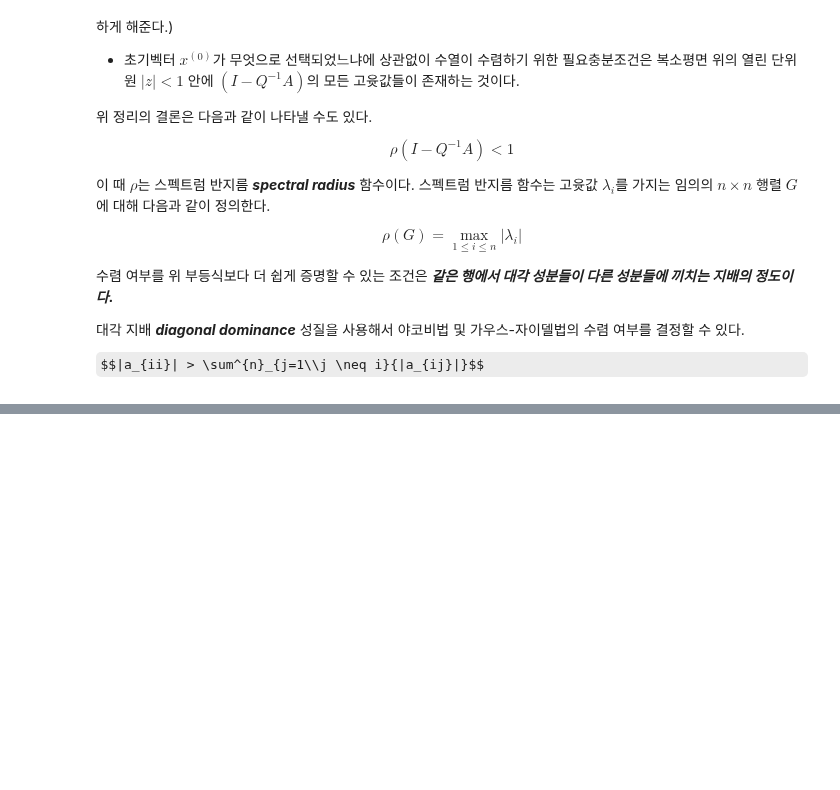
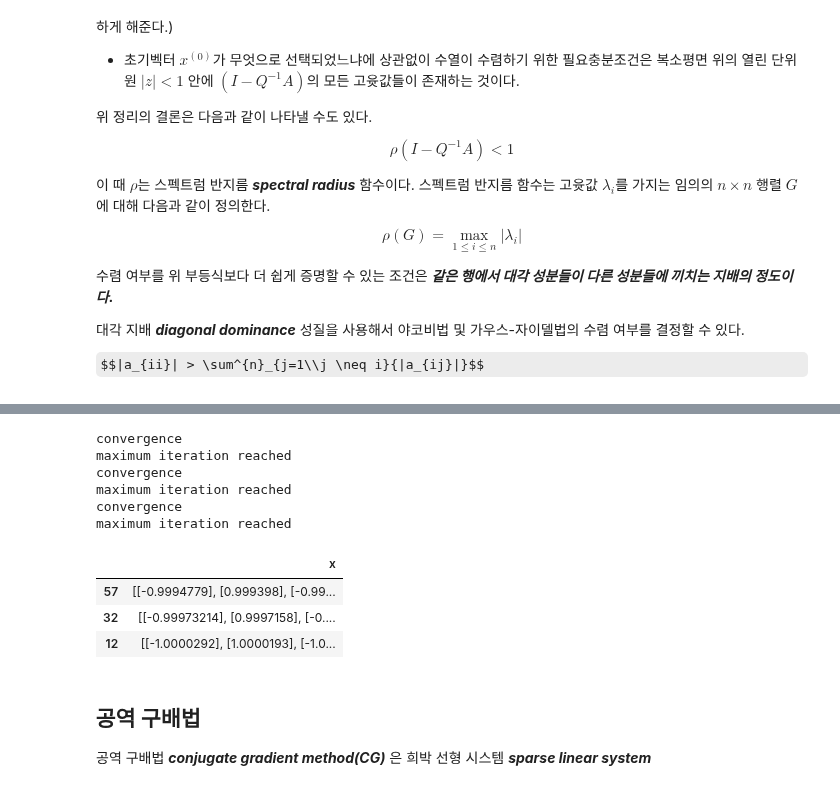
Before and after one commit to tirals88/Numerical-Mathematics-and-Computing, a Jupyter notebook: Chap8_More on Linear Systems.ipynb, the cells around one changed output, grey strips where cells are left out. Cells and saved outputs as stored; diff of their text form; code cells hidden in the pictures; some formulas as TeX source; blank space fills up the shorter version.

```diff
--- a/Chap8_More on Linear Systems.ipynb
+++ b/Chap8_More on Linear Systems.ipynb
@@ -988,7 +988,7 @@ x^{(k)}_{3} &= &\frac{1}{2}x^{(k)}_{2} - \frac{5}{2} \\
 
 가우스-자이델법은 $Q$ 를 $A$ 의 대각성분을 포함한 하삼각행렬로 선택한다.
 # %%
-def iter_methods(A, b, x0, kmax, method_ : str):
+def iter_methods(A, b, x0, kmax, method_ : str, w_ = 1.1):
   err = 1e-4
   x = x0.reshape(-1, 1).astype('float32')
   b = b.reshape(-1, 1).astype('float32')
@@ -996,7 +996,7 @@ def iter_methods(A, b, x0, kmax, method_ : str):
   n_ = len(A)
 
   # relaxtion factor 완화계수 / w = 1 : GS method
-  w = 1.1
+  w = w_
 
   for i in range(kmax):
     y = x.copy()
@@ -1099,0 +1110,27 @@ $$|a_{ii}| > \sum^{n}_{j=1\\j \neq i}{|a_{ij}|}$$
+# %%
+#3
+test_A3 = np.array([7, 3, -1, 2, 3, 8, 1, -4, -1, 1, 4, -1, 2, -4, -1, 6]).astype('float32').reshape((4, 4))
+test_b3 = np.array([-1, 0, -3, 1]).astype('float32').reshape(-1, 1)
+# %%
+ex3 = iter_methods(test_A3, test_b3, np.zeros(4), 60, 'J').iloc[-1:]
+ex3 = pd.concat([ex3, iter_methods(test_A3, test_b3, np.zeros(4), 50, 'G').iloc[-1:]], axis=0)
+ex3 = pd.concat([ex3, iter_methods(test_A3, test_b3, np.zeros(4), 50, 'S', w_ = 1.4).iloc[-1:]], axis=0)
+# %% [output]
+convergence
+maximum iteration reached
+convergence
+maximum iteration reached
+convergence
+maximum iteration reached
+# %%
+#Jacobi / G-S / SOR methods /// 57 steps / 32 steps / 12 steps
+ex3
+# %% [output]
+|  | x |
+| 57 | [[-0.9994779], [0.999398], [-0.99... |
+| 32 | [[-0.99973214], [0.9997158], [-0.... |
+| 12 | [[-1.0000292], [1.0000193], [-1.0... |
+# %% [markdown]
+## 공역 구배법
+
+공역 구배법 ***conjugate gradient method(CG)*** 은 희박 선형 시스템 ***sparse linear system***
```
Also changed, not shown: parts of 1 cell of this notebook.
